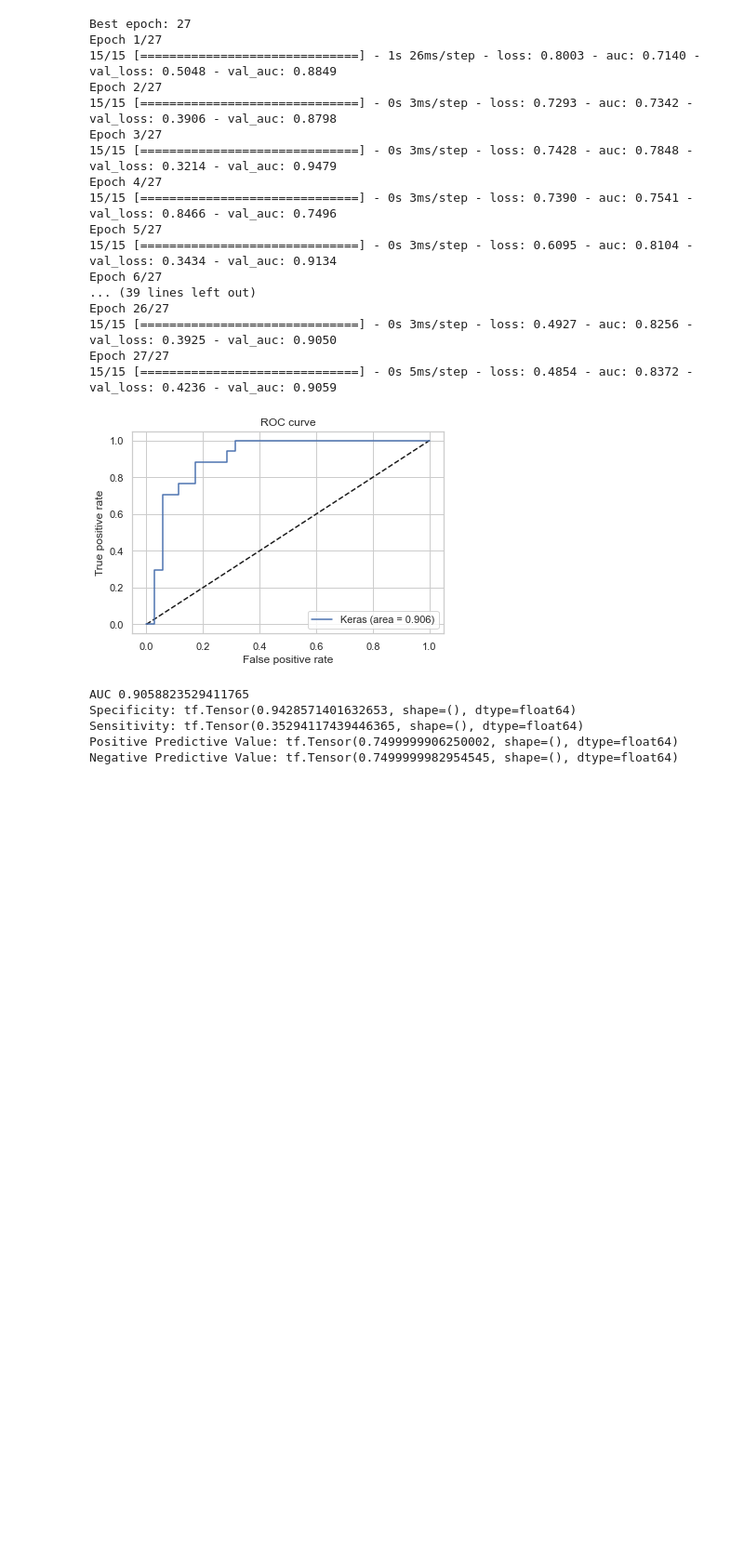
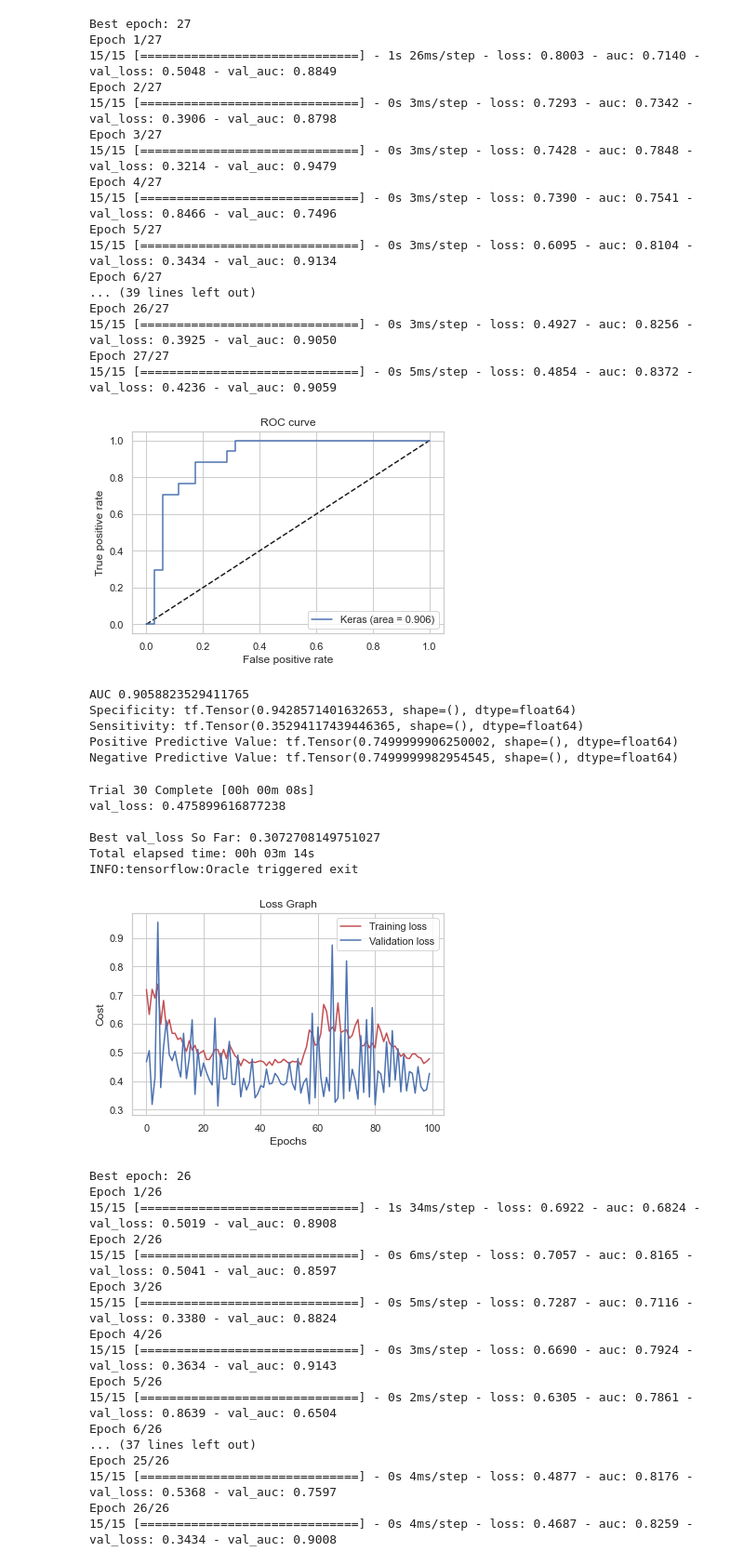
Before and after one commit to matifrancois/DeepLearning_Project2, a Jupyter notebook: Ej1/ej1.ipynb, the cells around one changed output. Shown at 93% size. Drawn from its saved outputs; the diff is of its cells as text; code cells hidden in the pictures; blank space fills up the shorter version.

Commit message:
Run PolyFear + Bins

```diff
--- a/Ej1/ej1.ipynb
+++ b/Ej1/ej1.ipynb
@@ -766,3 +766,32 @@ Specificity: tf.Tensor(0.9428571401632653, shape=(), dtype=float64)
 Sensitivity: tf.Tensor(0.35294117439446365, shape=(), dtype=float64)
 Positive Predictive Value: tf.Tensor(0.7499999906250002, shape=(), dtype=float64)
 Negative Predictive Value: tf.Tensor(0.7499999982954545, shape=(), dtype=float64)
+# %%
+polyBinsPred = DiabetesPredictor(df, 'featPolBins', deleteRowsWithNulls=True, nullColumns=nullCols, columnsToRemove=['DiabetesPedigreeFunction'], deleteRowsWithOutliers=True, outliersColumns=[['BMI', 18.5, 50],['BloodPressure',40,120],['SkinThickness', np.Infinity, 0], ['Pregnancies',np.Infinity,0]], polyFeatDeg=2, binsDiscretizer=5)
+polyBinsPred.train_model()
+aucPolyBinsPred = polyBinsPred.validate_model()
+# %% [output]
+Trial 30 Complete [00h 00m 08s]
+val_loss: 0.475899616877238
+
+Best val_loss So Far: 0.3072708149751027
+Total elapsed time: 00h 03m 14s
+INFO:tensorflow:Oracle triggered exit
+[figure, added]
+Best epoch: 26
+Epoch 1/26
+15/15 [==============================] - 1s 34ms/step - loss: 0.6922 - auc: 0.6824 - val_loss: 0.5019 - val_auc: 0.8908
+Epoch 2/26
+15/15 [==============================] - 0s 6ms/step - loss: 0.7057 - auc: 0.8165 - val_loss: 0.5041 - val_auc: 0.8597
+Epoch 3/26
+15/15 [==============================] - 0s 5ms/step - loss: 0.7287 - auc: 0.7116 - val_loss: 0.3380 - val_auc: 0.8824
+Epoch 4/26
+15/15 [==============================] - 0s 3ms/step - loss: 0.6690 - auc: 0.7924 - val_loss: 0.3634 - val_auc: 0.9143
+Epoch 5/26
+15/15 [==============================] - 0s 2ms/step - loss: 0.6305 - auc: 0.7861 - val_loss: 0.8639 - val_auc: 0.6504
+Epoch 6/26
+... (37 lines left out)
+Epoch 25/26
+15/15 [==============================] - 0s 4ms/step - loss: 0.4877 - auc: 0.8176 - val_loss: 0.5368 - val_auc: 0.7597
+Epoch 26/26
+15/15 [==============================] - 0s 4ms/step - loss: 0.4687 - auc: 0.8259 - val_loss: 0.3434 - val_auc: 0.9008
```
Also changed, not shown: parts of 1 cell of this notebook.
